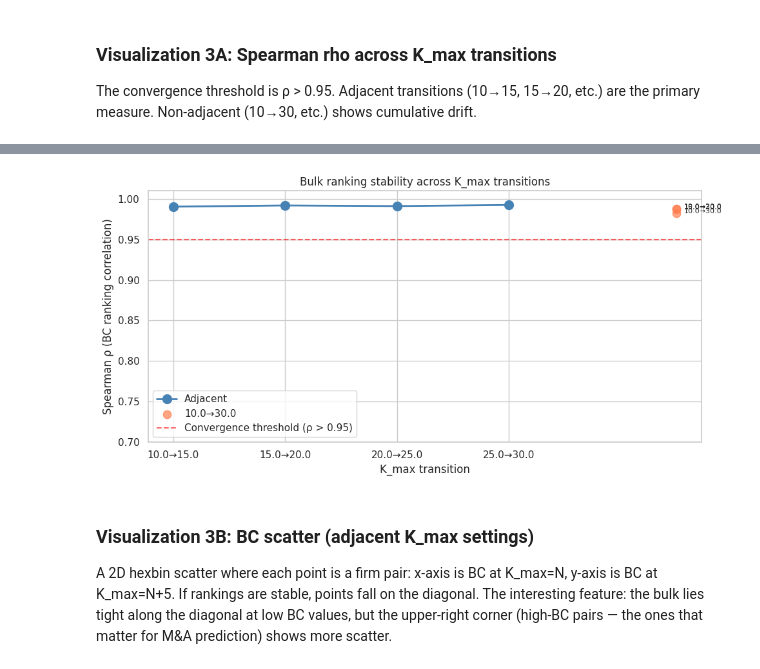
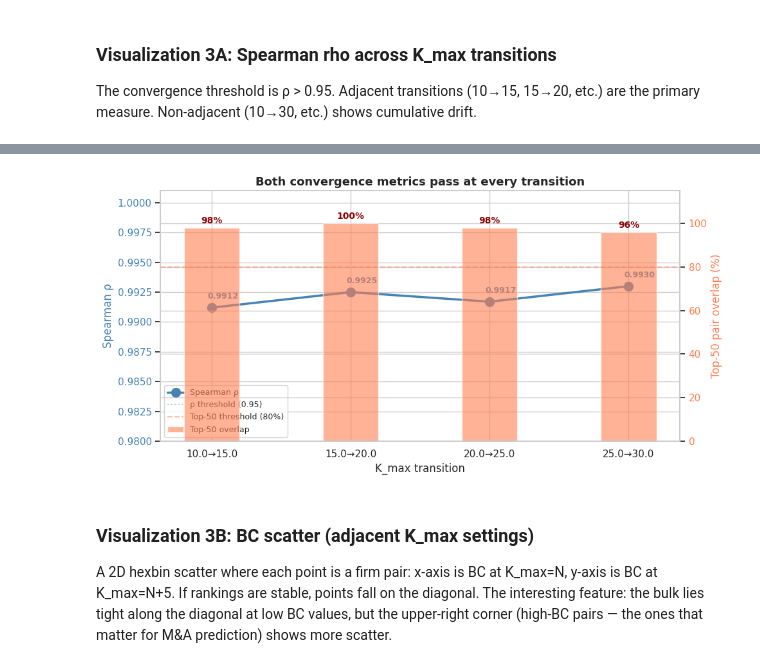
Before and after one commit to Torr1n/firm-pair_merger_prediction, a Jupyter notebook: notebooks/03_kmax_convergence_analysis.ipynb, the cells around one changed output, grey strips where cells are left out. Drawn from its saved outputs; the diff is of its cells as text; code cells hidden in the pictures.

```diff
--- a/notebooks/03_kmax_convergence_analysis.ipynb
+++ b/notebooks/03_kmax_convergence_analysis.ipynb
@@ -81,20 +86,24 @@ Total runtime: 2.84 hours
 # %%
-# Load all GMM results (one list per K_max)
+# Load GMM results and filter to deduplicated firms
 all_results = {}
 for k_max in K_MAX_VALUES:
     path = SWEEP_DIR / f"firm_gmm_parameters_k{k_max}.parquet"
-    all_results[k_max] = load_gmm_results(str(path))
-    print(f"K_max={k_max}: {len(all_results[k_max])} firms loaded")
+    raw_results = load_gmm_results(str(path))
+    all_results[k_max] = [r for r in raw_results if str(r["gvkey"]) not in DEDUP_GVKEYS]
+    dropped = len(raw_results) - len(all_results[k_max])
+    print(f"K_max={k_max}: {len(all_results[k_max])} firms loaded ({dropped} deduped)")
 
-# Load all BC matrices
+# Load CORRECTED BC matrices (dedup + linear weights)
 bc_matrices = {}
 for k_max in K_MAX_VALUES:
-    path = SWEEP_DIR / f"bc_matrix_all_k{k_max}.npz"
+    path = CORRECTED_DIR / f"bc_matrix_all_k{k_max}_dedup_linear.npz"
     data = np.load(path, allow_pickle=True)
     bc_matrices[k_max] = (data["gvkeys"].tolist(), data["bc_matrix"])
-    print(f"K_max={k_max}: BC matrix {bc_matrices[k_max][1].shape}")
+    print(f"K_max={k_max}: corrected BC matrix {bc_matrices[k_max][1].shape}, "
+          f"max={bc_matrices[k_max][1].max():.4f}")
 
 # Load excluded firms log
 excluded = pd.read_csv(SWEEP_DIR / "excluded_firms.csv")
-print(f"Excluded firms: {len(excluded):,}")
+print(f"\nExcluded firms (<5 patents): {len(excluded):,}")
+print(f"Deduplicated firms: {len(DEDUP_GVKEYS):,}")
 # %% [output]
@@ -313,39 +314,56 @@ The first question is: **across all 31.6M pairs, how much do the rankings change
 
 The convergence threshold is ρ > 0.95. Adjacent transitions (10→15, 15→20, etc.) are the primary measure. Non-adjacent (10→30, etc.) shows cumulative drift.
 # %%
-# Pull adjacent and non-adjacent comparison results from convergence_summary.json
 adjacent = summary["adjacent_comparisons"]
-non_adjacent = summary["non_adjacent_comparisons"]
+non_adjacent = summary.get("non_adjacent_comparisons", [])
 
-# Build comparison dataframe
 adj_df = pd.DataFrame(adjacent)
-nonadj_df = pd.DataFrame(non_adjacent)
+display_cols = [c for c in ["k_max_a", "k_max_b", "spearman_rho",
+                "top_50_overlap_pct", "top_100_overlap_pct", "top_200_overlap_pct",
+                "mean_nn5_overlap_pct"] if c in adj_df.columns]
 print("Adjacent comparisons:")
-print(adj_df[["k_max_a", "k_max_b", "spearman_rho", "kendall_tau",
-              "top_50_overlap_pct", "top_100_overlap_pct", "top_200_overlap_pct",
-              "mean_nn5_overlap_pct"]].to_string(index=False))
+print(adj_df[display_cols].to_string(index=False))
 
-# Plot: Spearman rho across adjacent transitions, with non-adjacent as separate points
-fig, ax = plt.subplots(figsize=(10, 5))
-adj_labels = [f"{r['k_max_a']}→{r['k_max_b']}" for _, r in adj_df.iterrows()]
-ax.plot(range(len(adj_df)), adj_df["spearman_rho"], "o-", color="steelblue",
-        linewidth=2, markersize=10, label="Adjacent")
-# Non-adjacent as separate annotations
-for _, r in nonadj_df.iterrows():
-    ax.scatter([len(adj_df) + 0.5], [r["spearman_rho"]], color="coral", s=80, alpha=0.7,
-               label=f'{r["k_max_a"]}→{r["k_max_b"]}' if _ < 1 else None)
-    ax.annotate(f'{r["k_max_a"]}→{r["k_max_b"]}',
-                (len(adj_df) + 0.5, r["spearman_rho"]),
-                textcoords="offset points", xytext=(8, 0), fontsize=8)
+# Dual-axis plot: Spearman rho (zoomed) + top-50 overlap
+fig, ax1 = plt.subplots(figsize=(10, 5))
+adj_labels = [f"{r['k_max_a']}\u2192{r['k_max_b']}" for _, r in adj_df.iterrows()]
+x = range(len(adj_df))
 
-ax.axhline(y=0.95, color="red", linestyle="--", alpha=0.6, label="Convergence threshold (ρ > 0.95)")
-ax.set_xticks(range(len(adj_df)))
-ax.set_xticklabels(adj_labels)
-ax.set_xlabel("K_max transition")
-ax.set_ylabel("Spearman ρ (BC ranking correlation)")
-ax.set_title("Bulk ranking stability across K_max transitions")
-ax.set_ylim([min(0.7, adj_df["spearman_rho"].min() - 0.05), 1.01])
-ax.legend()
+# Left axis: Spearman rho (zoomed)
+color_rho = "steelblue"
+ax1.plot(x, adj_df["spearman_rho"], "o-", color=color_rho, linewidth=2.5, markersize=10,
+         label="Spearman \u03c1", zorder=3)
+for i, rho_val in enumerate(adj_df["spearman_rho"]):
+    ax1.annotate(f"{rho_val:.4f}", (i, rho_val), textcoords="offset points",
+                 xytext=(-5, 10), fontsize=9, color=color_rho, fontweight="bold")
+ax1.set_ylabel("Spearman \u03c1", color=color_rho, fontsize=12)
+ax1.set_ylim([0.980, 1.001])
+ax1.tick_params(axis="y", labelcolor=color_rho)
+ax1.axhline(y=0.95, color=color_rho, linestyle=":", alpha=0.4, label="\u03c1 threshold (0.95)")
+
+# Right axis: Top-50 overlap
+ax2 = ax1.twinx()
+color_top50 = "coral"
+ax2.bar(x, adj_df["top_50_overlap_pct"], width=0.4, color=color_top50, alpha=0.6,
+        label="Top-50 overlap", zorder=2)
+for i, t50 in enumerate(adj_df["top_50_overlap_pct"]):
+    ax2.annotate(f"{t50:.0f}%", (i, t50), textcoords="offset points",
+                 xytext=(0, 5), fontsize=10, color="darkred", fontweight="bold", ha="center")
+ax2.set_ylabel("Top-50 pair overlap (%)", color=color_top50, fontsize=12)
+ax2.set_ylim([0, 115])
+ax2.tick_params(axis="y", labelcolor=color_top50)
+ax2.axhline(y=80, color=color_top50, linestyle="--", alpha=0.5, label="Top-50 threshold (80%)")
+
+ax1.set_xticks(list(x))
+ax1.set_xticklabels(adj_labels, fontsize=11)
+ax1.set_xlabel("K_max transition", fontsize=12)
+ax1.set_title("Both convergence metrics pass at every transition", fontsize=13, fontweight="bold")
+
+# Combined legend
+lines1, labels1 = ax1.get_legend_handles_labels()
+lines2, labels2 = ax2.get_legend_handles_labels()
+ax1.legend(lines1 + lines2, labels1 + labels2, loc="lower left", fontsize=9)
+
 plt.tight_layout()
 plt.savefig("03_viz3a_spearman.png", dpi=120, bbox_inches="tight")
 plt.show()
@@ -359,4 +377,4 @@ Adjacent comparisons:
-[figure, old version]
+[figure, new version]
 # %% [markdown]
 ### Visualization 3B: BC scatter (adjacent K_max settings)
 
```
Also changed, not shown: parts of 22 cells of this notebook, 20 other files.
